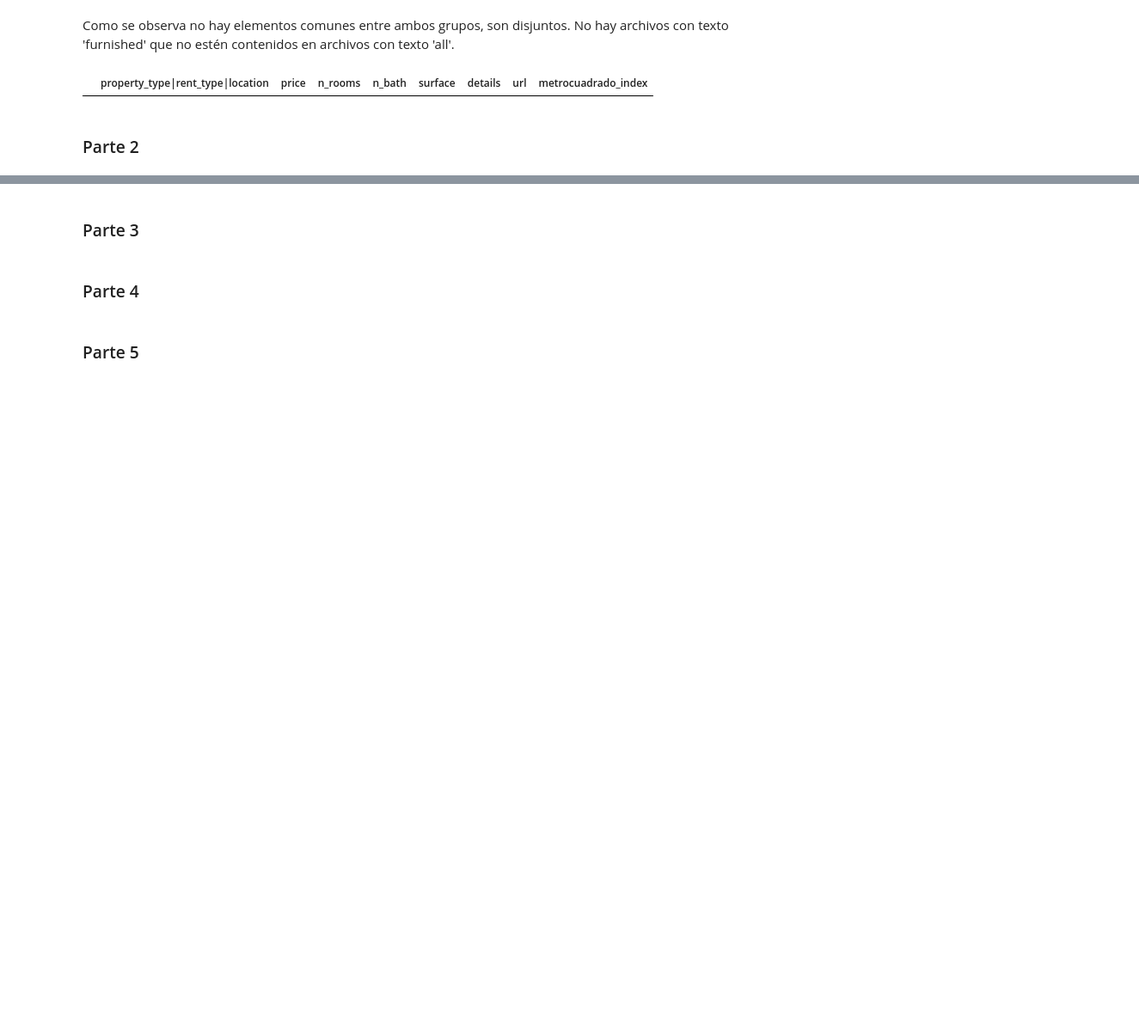
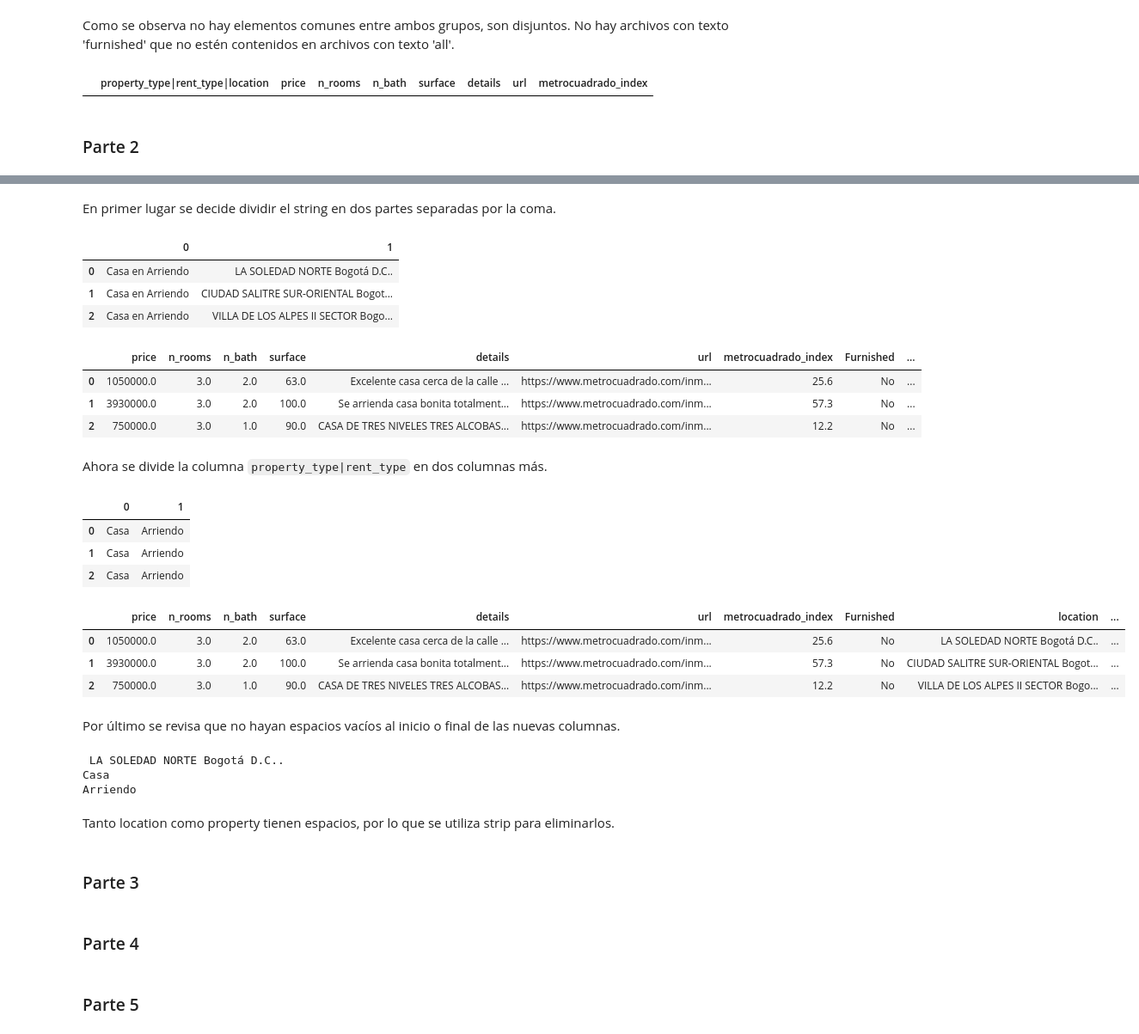
Before and after one commit to pedropereze/Tarea-1, a Jupyter notebook: tarea1.ipynb, the cells around one changed output, grey strips where cells are left out. Shown at 86% size. Saved outputs shown, nothing was run; the diff lists cells and outputs as text; code cells hidden in the pictures; blank space fills up the shorter version.

Commit message:
P1 parte 2

```diff
--- a/tarea1.ipynb
+++ b/tarea1.ipynb
@@ -194,0 +354,3 @@ pd.merge(data_all, data_furnished, how='inner')
+# %%
+#Cuando algo salga mal correr esta celda
+data = copia_seguridad.copy()
@@ -194,0 +378,55 @@ pd.merge(data_all, data_furnished, how='inner')
+# %% [markdown]
+En primer lugar se decide dividir el string en dos partes separadas por la coma.
+# %%
+new_columns = data['property_type|rent_type|location'].str.split(pat=',', expand=True)
+new_columns.head(3)
+# %% [output]
+|  | 0 | 1 |
+| 0 | Casa en Arriendo | LA SOLEDAD NORTE Bogotá D.C.. |
+| 1 | Casa en Arriendo | CIUDAD SALITRE SUR-ORIENTAL Bogot... |
+| 2 | Casa en Arriendo | VILLA DE LOS ALPES II SECTOR Bogo... |
+# %%
+#Se insertan las columnas en la data
+data[['property_type|rent_type', 'location']] = new_columns
+
+#Se elimina la columna original
+data.drop('property_type|rent_type|location', axis=1, inplace=True)
+
+data.head(3)
+# %% [output]
+|  | price | n_rooms | n_bath | surface | details | url | metrocuadrado_index | Furnished | ... |
+| 0 | 1050000.0 | 3.0 | 2.0 | 63.0 | Excelente casa cerca de la calle ... | https://www.metrocuadrado.com/inm... | 25.6 | No | ... |
+| 1 | 3930000.0 | 3.0 | 2.0 | 100.0 | Se arrienda casa bonita totalment... | https://www.metrocuadrado.com/inm... | 57.3 | No | ... |
+| 2 | 750000.0 | 3.0 | 1.0 | 90.0 | CASA DE TRES NIVELES TRES ALCOBAS... | https://www.metrocuadrado.com/inm... | 12.2 | No | ... |
+# %% [markdown]
+Ahora se divide la columna `property_type|rent_type` en dos columnas más.
+# %%
+new_columns = data['property_type|rent_type'].str.split(pat='en ', expand=True)
+new_columns.head(3)
+# %% [output]
+|  | 0 | 1 |
+| 0 | Casa | Arriendo |
+| 1 | Casa | Arriendo |
+| 2 | Casa | Arriendo |
+# %%
+#Se insertan las columnas en la data y se elimina la columna original
+data[['property','rent']] = new_columns
+data.drop('property_type|rent_type', axis=1, inplace=True)
+data.head(3)
+# %% [output]
+|  | price | n_rooms | n_bath | surface | details | url | metrocuadrado_index | Furnished | location | ... |
+| 0 | 1050000.0 | 3.0 | 2.0 | 63.0 | Excelente casa cerca de la calle ... | https://www.metrocuadrado.com/inm... | 25.6 | No | LA SOLEDAD NORTE Bogotá D.C.. | ... |
+| 1 | 3930000.0 | 3.0 | 2.0 | 100.0 | Se arrienda casa bonita totalment... | https://www.metrocuadrado.com/inm... | 57.3 | No | CIUDAD SALITRE SUR-ORIENTAL Bogot... | ... |
+| 2 | 750000.0 | 3.0 | 1.0 | 90.0 | CASA DE TRES NIVELES TRES ALCOBAS... | https://www.metrocuadrado.com/inm... | 12.2 | No | VILLA DE LOS ALPES II SECTOR Bogo... | ... |
+# %% [markdown]
+Por último se revisa que no hayan espacios vacíos al inicio o final de las nuevas columnas.
+# %%
+print(data['location'][0])
+print(data['property'][0])
+print(data['rent'][0])
+# %% [output]
+ LA SOLEDAD NORTE Bogotá D.C..
+Casa
+Arriendo
+# %% [markdown]
+Tanto location como property tienen espacios, por lo que se utiliza strip para eliminarlos.
```
Also changed, not shown: parts of 34 cells of this notebook.
